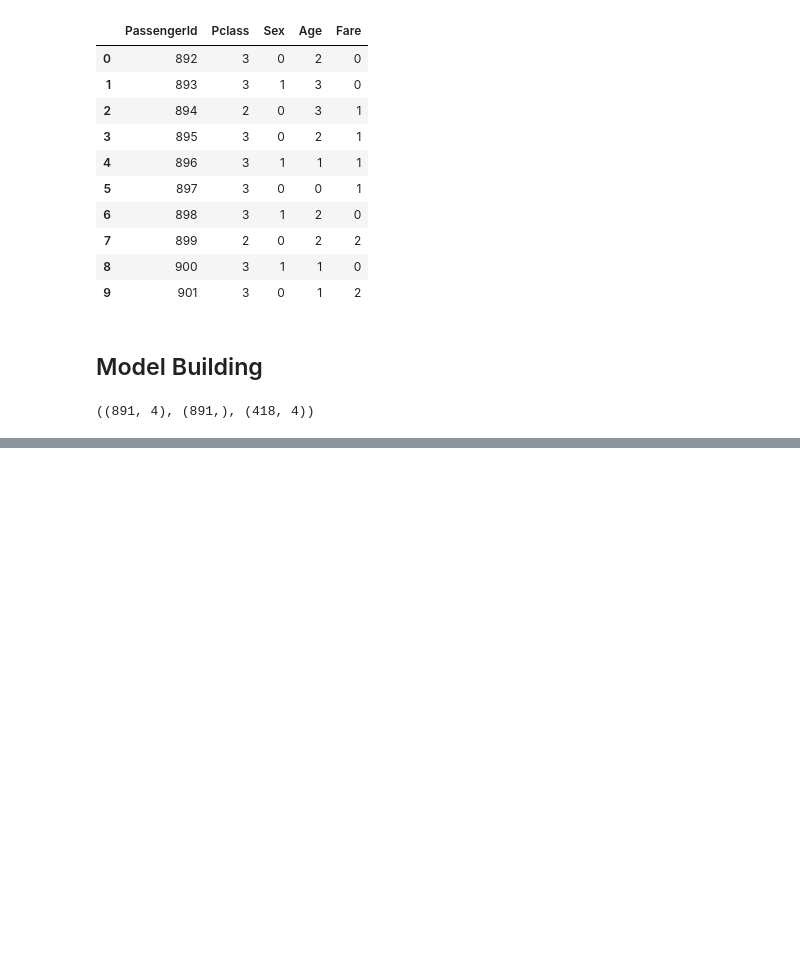
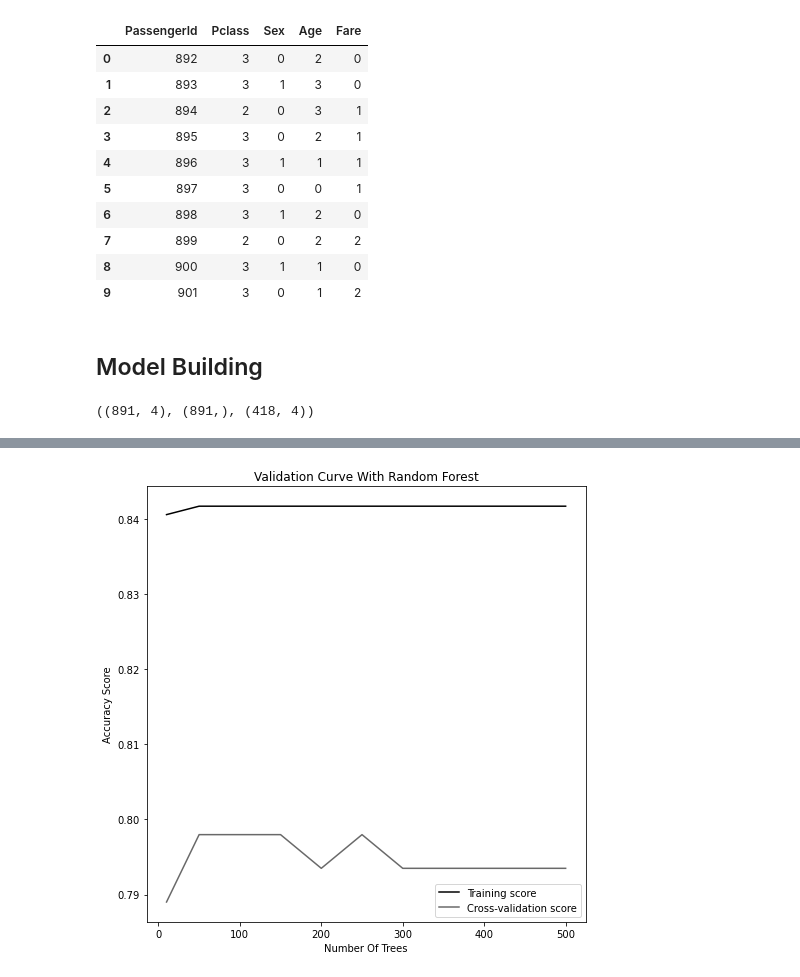
Before and after one commit to Zenoix/Titanic-Dataset, a Jupyter notebook: notebook.ipynb, the cells around one changed output, grey strips where cells are left out. Drawn from its saved outputs; the diff is of its cells as text; code cells hidden in the pictures; blank space fills up the shorter version.

Commit message:
Finished random forest

```diff
--- a/notebook.ipynb
+++ b/notebook.ipynb
@@ -346,0 +348,2 @@ from sklearn.ensemble import RandomForestClassifier
+# %%
+num_est = np.array([10, 50, 100, 150, 200, 250, 300, 350, 400, 450, 500])
@@ -346,0 +355,13 @@ from sklearn.ensemble import RandomForestClassifier
+# %%
+plt.subplots(1, figsize=(7,7))
+plt.plot(num_est, train_mean, label="Training score", color="black")
+plt.plot(num_est, test_mean, label="Cross-validation score", color="dimgrey")
+
+plt.title("Validation Curve With Random Forest")
+plt.xlabel("Number Of Trees")
+plt.ylabel("Accuracy Score")
+plt.tight_layout()
+plt.legend(loc="best")
+plt.show()
+# %% [output]
+[figure, added]
```
Also changed, not shown: parts of 7 cells of this notebook.
